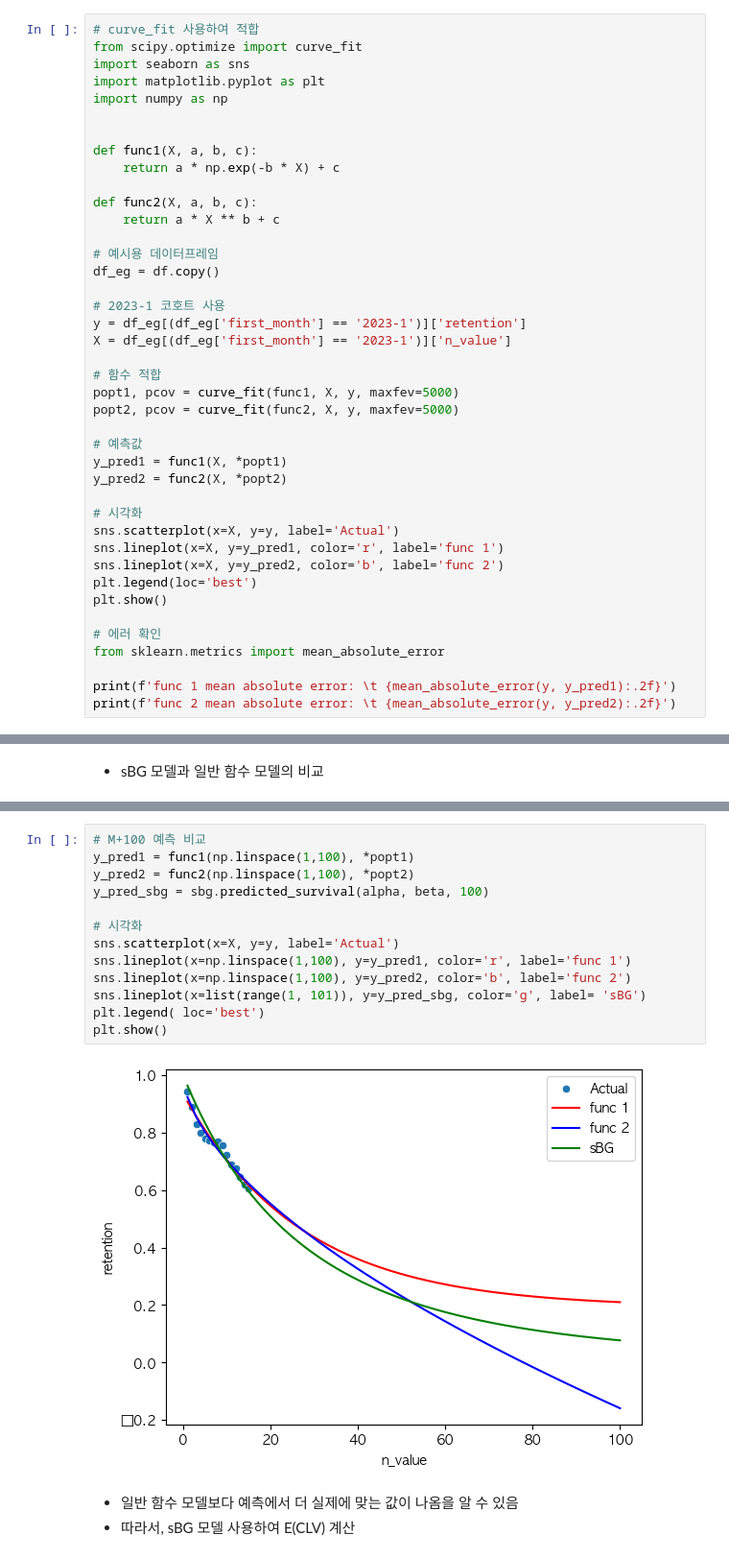
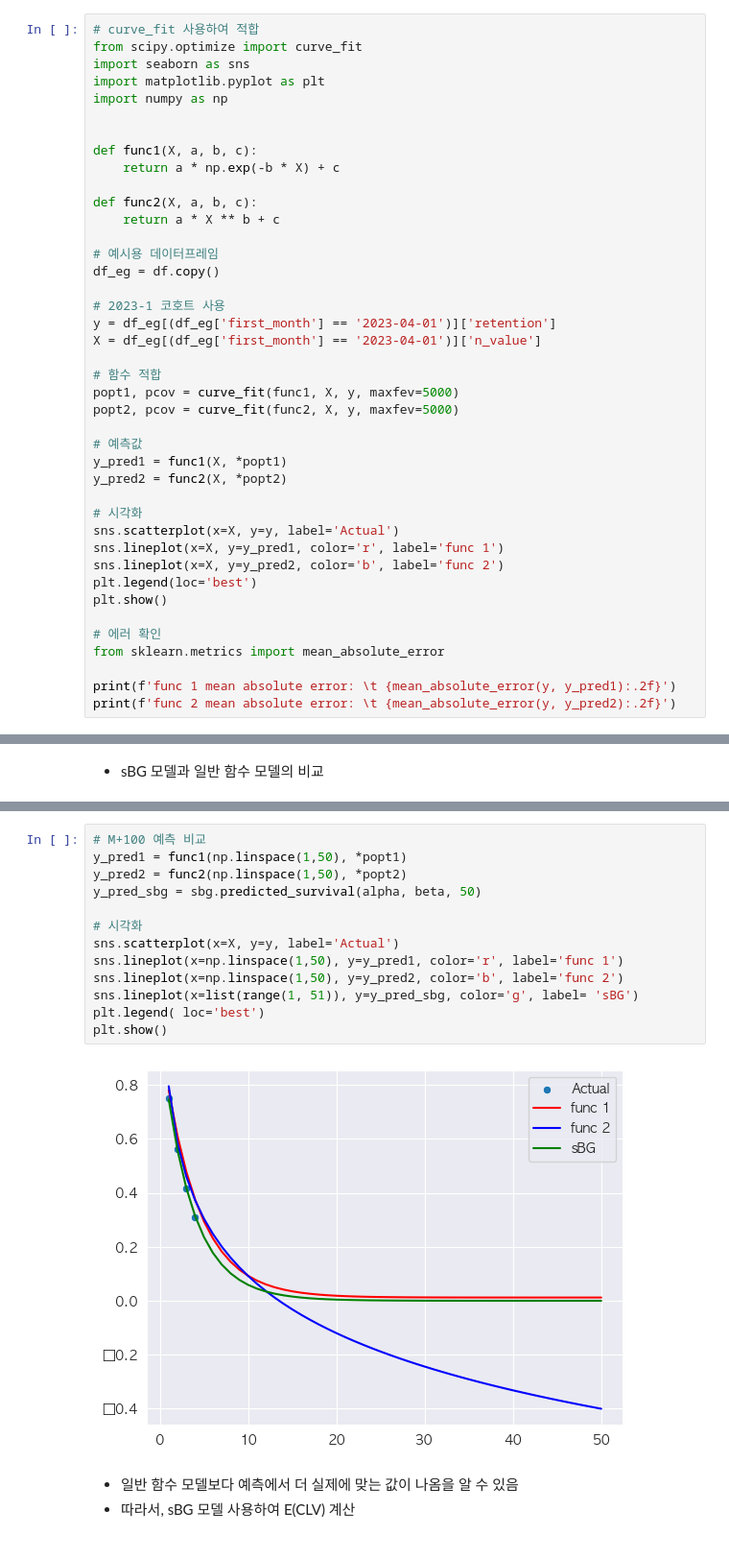
Before and after one commit to LEEMBEEN/portfolio, a Jupyter notebook: analysis/CLV_estimaion/CLV_estimation.ipynb, the cells around one changed output, grey strips where cells are left out. Shown at 96% size. Saved outputs shown, nothing was run; the diff lists cells and outputs as text.

```diff
--- a/analysis/CLV_estimaion/CLV_estimation.ipynb
+++ b/analysis/CLV_estimaion/CLV_estimation.ipynb
@@ -161,8 +158,8 @@ def func2(X, a, b, c):
 df_eg = df.copy()
 
 # 2023-1 코호트 사용
-y = df_eg[(df_eg['first_month'] == '2023-1')]['retention']
-X = df_eg[(df_eg['first_month'] == '2023-1')]['n_value']
+y = df_eg[(df_eg['first_month'] == '2023-04-01')]['retention']
+X = df_eg[(df_eg['first_month'] == '2023-04-01')]['n_value']
 
 # 함수 적합
 popt1, pcov = curve_fit(func1, X, y, maxfev=5000)
@@ -241,18 +238,18 @@ sBG mean absolute error:         0.03
 # %%
 # M+100 예측 비교
-y_pred1 = func1(np.linspace(1,100), *popt1)
-y_pred2 = func2(np.linspace(1,100), *popt2)
-y_pred_sbg = sbg.predicted_survival(alpha, beta, 100)
+y_pred1 = func1(np.linspace(1,50), *popt1)
+y_pred2 = func2(np.linspace(1,50), *popt2)
+y_pred_sbg = sbg.predicted_survival(alpha, beta, 50)
 
 # 시각화
 sns.scatterplot(x=X, y=y, label='Actual')
-sns.lineplot(x=np.linspace(1,100), y=y_pred1, color='r', label='func 1')
-sns.lineplot(x=np.linspace(1,100), y=y_pred2, color='b', label='func 2')
-sns.lineplot(x=list(range(1, 101)), y=y_pred_sbg, color='g', label= 'sBG')
+sns.lineplot(x=np.linspace(1,50), y=y_pred1, color='r', label='func 1')
+sns.lineplot(x=np.linspace(1,50), y=y_pred2, color='b', label='func 2')
+sns.lineplot(x=list(range(1, 51)), y=y_pred_sbg, color='g', label= 'sBG')
 plt.legend( loc='best')
 plt.show()
 # %% [output]
-[figure, old version]
+[figure, new version]
 # %% [markdown]
 - 일반 함수 모델보다 예측에서 더 실제에 맞는 값이 나옴을 알 수 있음
 - 따라서, sBG 모델 사용하여 E(CLV) 계산
```
Also changed, not shown: parts of 17 cells of this notebook.
